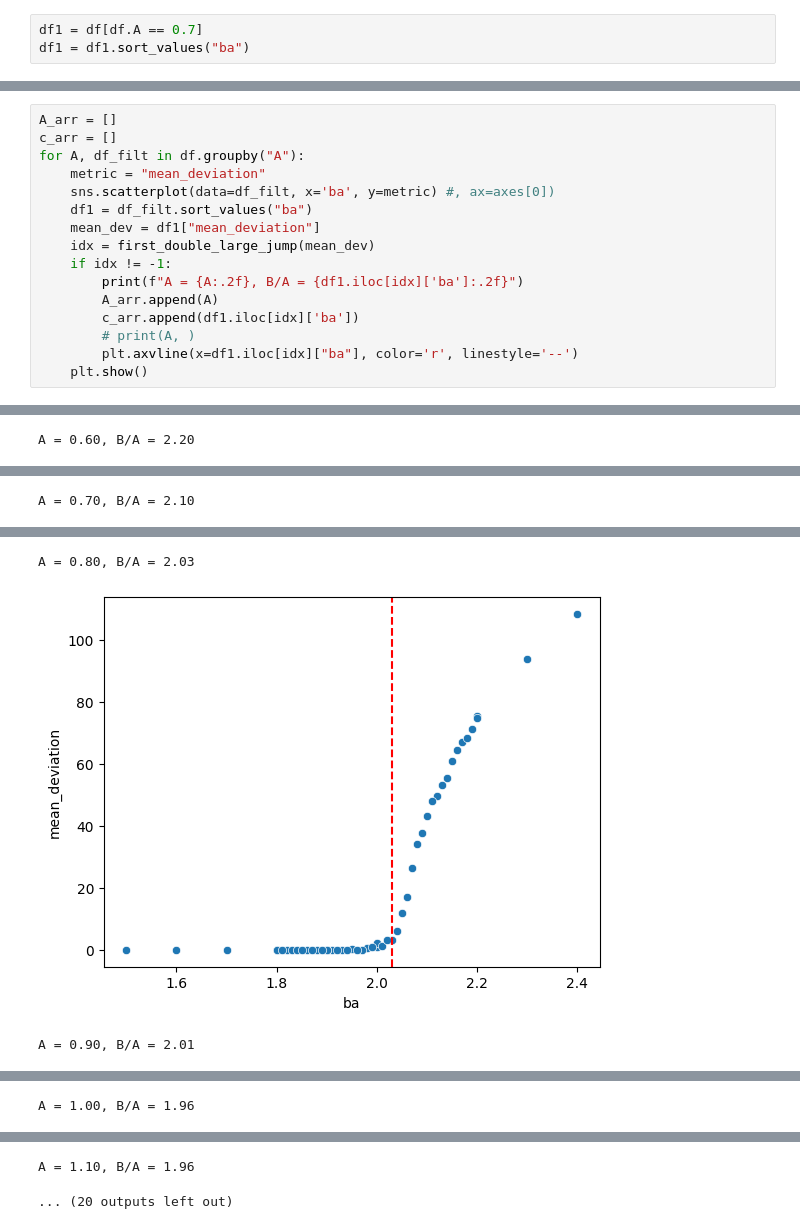
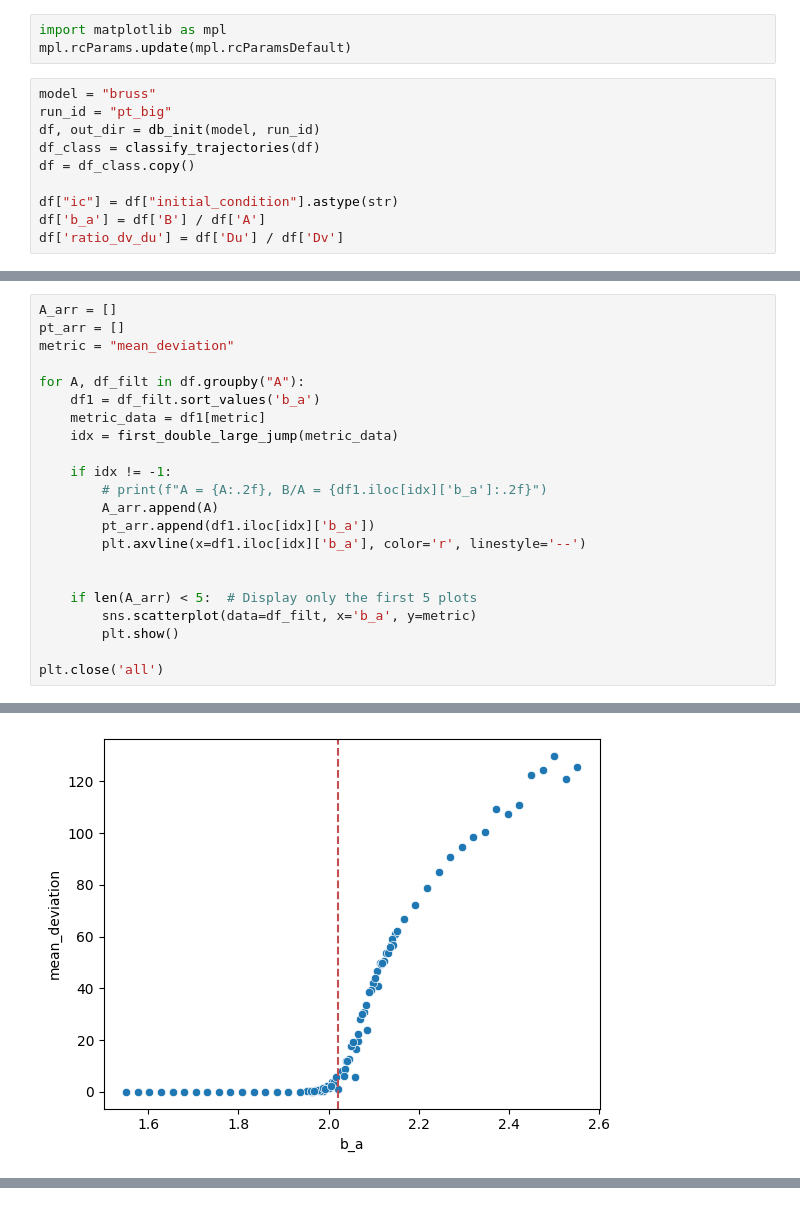
Before and after one commit to valentinvogt/pde-solvers-cuda, a Jupyter notebook: analysis/phase_transition.ipynb, the cells around one changed output, grey strips where cells are left out. Drawn from its saved outputs; the diff is of its cells as text.

```diff
--- a/analysis/phase_transition.ipynb
+++ b/analysis/phase_transition.ipynb
@@ -58,5 +35,15 @@ df.head()
-# %%
-df1 = df[df.A == 0.7]
-df1 = df1.sort_values("ba")
+# %%
+import matplotlib as mpl
+mpl.rcParams.update(mpl.rcParamsDefault)
+# %%
+model = "bruss"
+run_id = "pt_big"
+df, out_dir = db_init(model, run_id)
+df_class = classify_trajectories(df)
+df = df_class.copy()
+
+df["ic"] = df["initial_condition"].astype(str)
+df['b_a'] = df['B'] / df['A']
+df['ratio_dv_du'] = df['Du'] / df['Dv']
 # %%
 def first_double_large_jump(arr: np.ndarray) -> int:
@@ -71,17 +54,23 @@ first_double_large_jump(df1["mean_deviation"])
 # %%
 A_arr = []
-c_arr = []
+pt_arr = []
+metric = "mean_deviation"
+
 for A, df_filt in df.groupby("A"):
-    metric = "mean_deviation"
-    sns.scatterplot(data=df_filt, x='ba', y=metric) #, ax=axes[0])
-    df1 = df_filt.sort_values("ba")
-    mean_dev = df1["mean_deviation"]
-    idx = first_double_large_jump(mean_dev)
+    df1 = df_filt.sort_values('b_a')
+    metric_data = df1[metric]
+    idx = first_double_large_jump(metric_data)
+
     if idx != -1:
-        print(f"A = {A:.2f}, B/A = {df1.iloc[idx]['ba']:.2f}")
+        # print(f"A = {A:.2f}, B/A = {df1.iloc[idx]['b_a']:.2f}")
         A_arr.append(A)
-        c_arr.append(df1.iloc[idx]['ba'])
-        # print(A, )
-        plt.axvline(x=df1.iloc[idx]["ba"], color='r', linestyle='--')
-    plt.show()
+        pt_arr.append(df1.iloc[idx]['b_a'])
+        plt.axvline(x=df1.iloc[idx]['b_a'], color='r', linestyle='--')
+
+
+    if len(A_arr) < 5:  # Display only the first 5 plots
+        sns.scatterplot(data=df_filt, x='b_a', y=metric)
+        plt.show()
+
+plt.close('all')
 # %% [output]
@@ -89 +77,0 @@ for A, df_filt in df.groupby("A"):
-A = 0.60, B/A = 2.20
@@ -91 +78,0 @@ A = 0.60, B/A = 2.20
-A = 0.70, B/A = 2.10
@@ -93,3 +80 @@ A = 0.70, B/A = 2.10
-A = 0.80, B/A = 2.03
-[figure, old version]
+[figure, new version]
-A = 0.90, B/A = 2.01
@@ -97 +80,0 @@ A = 0.90, B/A = 2.01
-A = 1.00, B/A = 1.96
@@ -99,3 +81 @@ A = 1.00, B/A = 1.96
-A = 1.10, B/A = 1.96
-... (20 outputs left out)
 # %%
```
Also changed, not shown: parts of 10 cells of this notebook, 5 other files.
